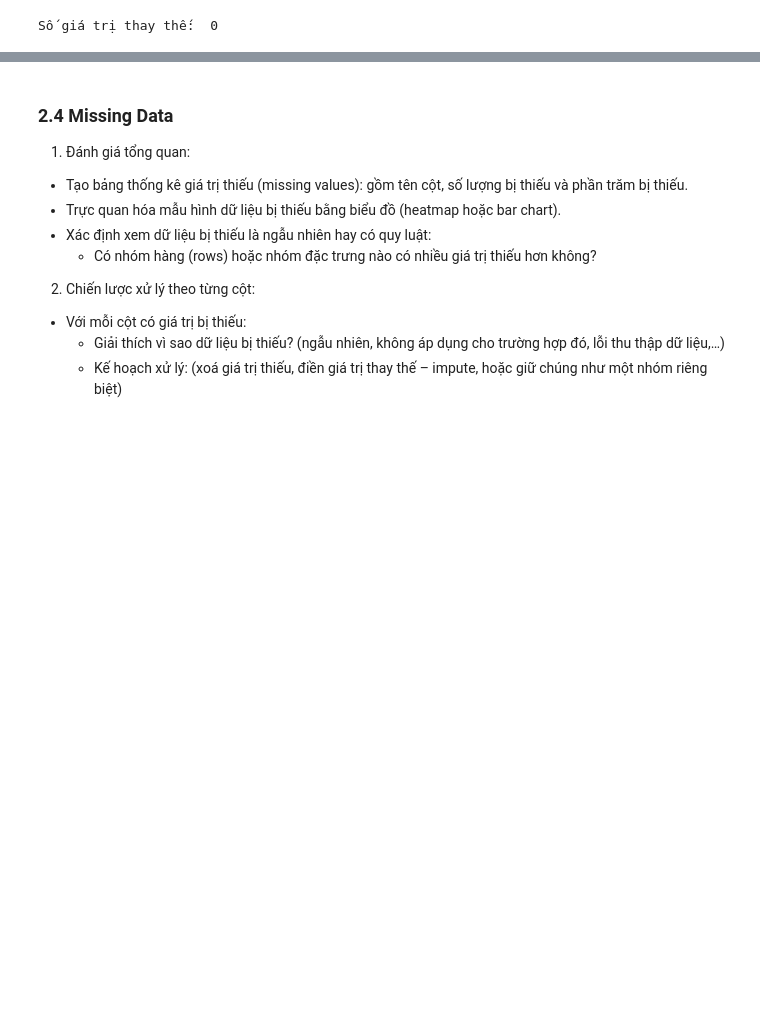
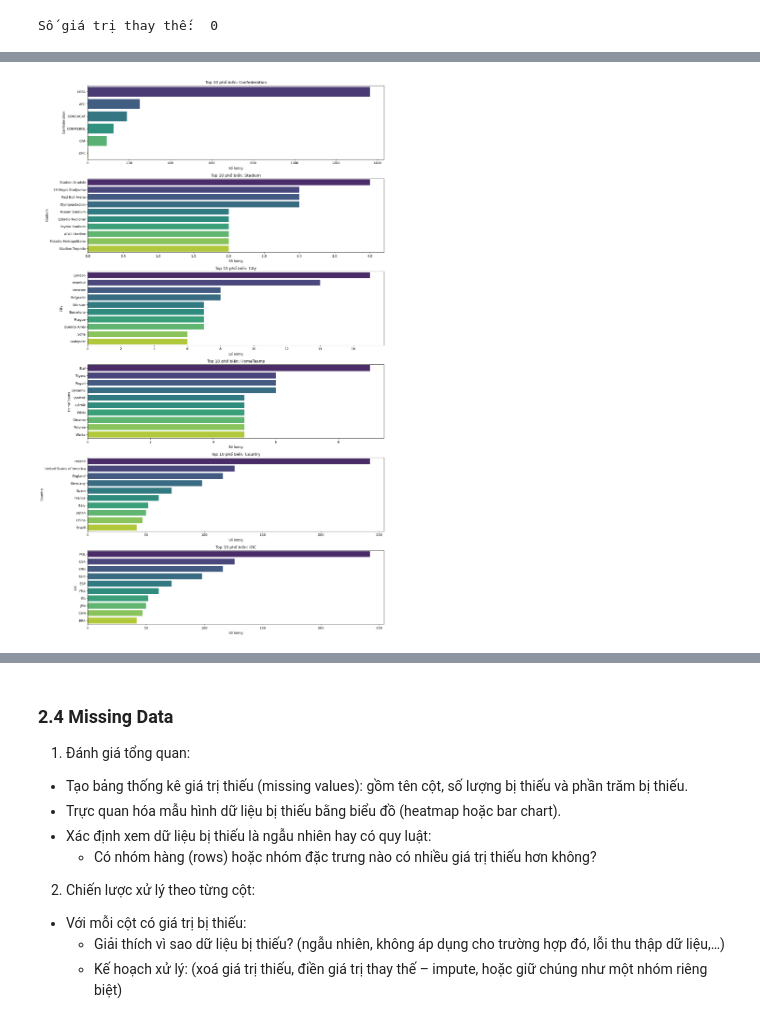
Before and after one commit to thangnguyennbk-sys/football-stadium-data-project, a Jupyter notebook: Football_Stadiums_Project.ipynb, the cells around one changed output, grey strips where cells are left out. Cells and saved outputs as stored; diff of their text form; code cells hidden in the pictures; blank space fills up the shorter version.

```diff
--- a/Football_Stadiums_Project.ipynb
+++ b/Football_Stadiums_Project.ipynb
@@ -407,0 +419,6 @@ Số giá trị thay thế:  0
+# %%
+# 2. Xử lý missing
+df = df.replace(['-', '–', 'N/A', 'null'], np.nan)
+# 3. Lấy danh sách các cột dạng chữ (Object) để phân tích
+cat_cols = df.select_dtypes(include=['object']).columns
+print(f"Các cột sẽ phân tích: {list(cat_cols)}")
@@ -407,0 +427,17 @@ Số giá trị thay thế:  0
+# %%
+print("=== PHÂN PHỐI GIÁ TRỊ (VALUE DISTRIBUTION) ===")
+
+for col in cat_cols:
+    print(f"\n🔵 Cột: {col}")
+    # Số lượng giá trị riêng biệt
+    n_unique = df[col].nunique()
+    # Giá trị phổ biến nhất
+    top_val = df[col].mode()[0]
+    freq = df[col].value_counts().iloc[0]
+    pct = (freq / len(df)) * 100
+
+    print(f"   - Unique values: {n_unique}")
+    print(f"   - Most frequent: '{top_val}' (Xuất hiện {freq} lần - Chiếm {pct:.1f}%)")
+
+    if pct > 50:
+        print("   -> ⚠️ Nhận xét: Mất cân bằng cao (Highly imbalanced).")
@@ -407,0 +462,18 @@ Số giá trị thay thế:  0
+# %%
+# Chỉnh kích thước tổng thể
+plt.figure(figsize=(15, 4 * len(cat_cols))) # Tự động dài ra theo số lượng cột
+
+for i, col in enumerate(cat_cols, 1):
+    plt.subplot(len(cat_cols), 1, i) # Tạo ô vẽ thứ i
+
+    # Chỉ lấy Top 10 để vẽ cho đẹp
+    top_10 = df[col].value_counts().head(10).index
+    sns.countplot(y=col, data=df, order=top_10, palette='viridis')
+
+    plt.title(f'Top 10 phổ biến: {col}')
+    plt.xlabel('Số lượng')
+
+plt.tight_layout()
+plt.show()
+# %% [output]
+[figure, added]
```
Also changed, not shown: parts of 23 cells of this notebook.
